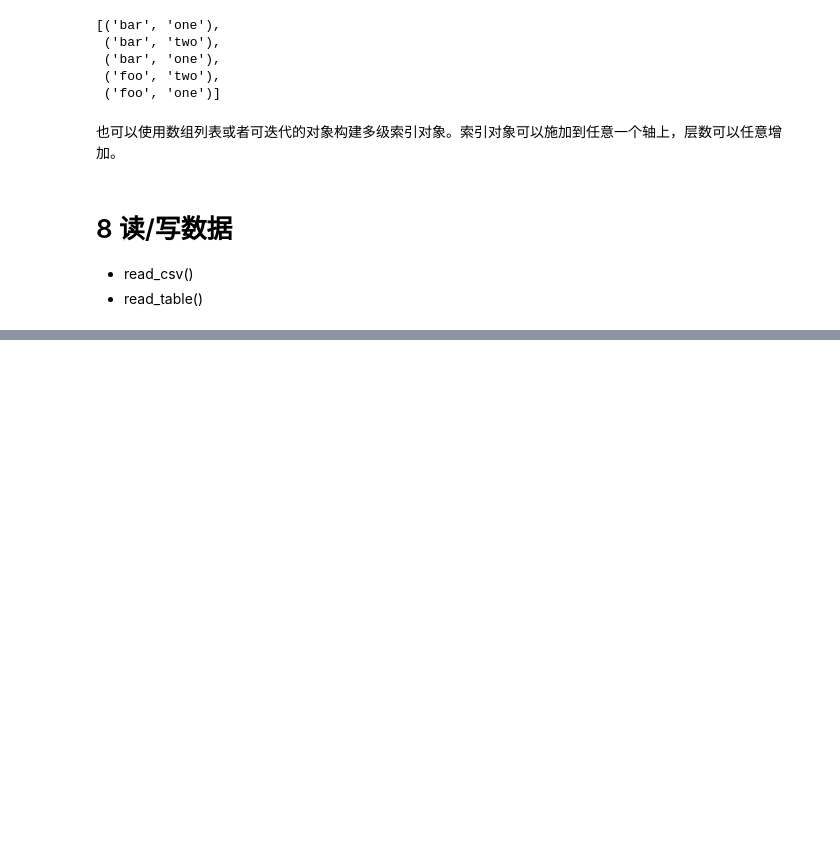
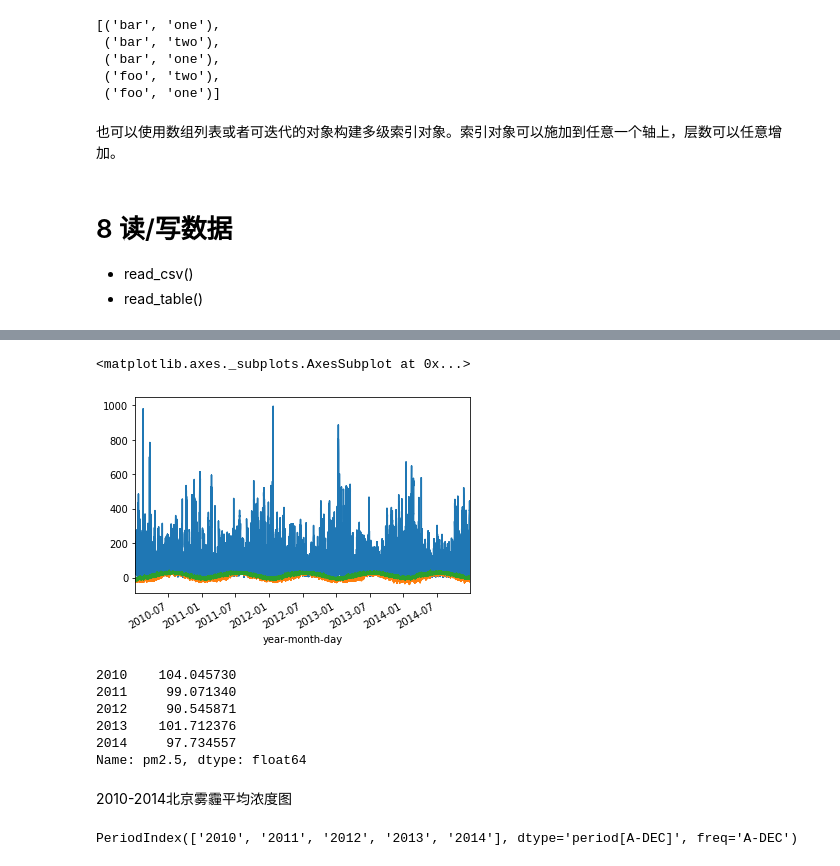
Before and after one commit to shilinlee/blog, a Jupyter notebook: scientific_computing_library/pandas/pandas7-11.ipynb, the cells around one changed output, grey strips where cells are left out. Saved outputs shown, nothing was run; the diff lists cells and outputs as text; code cells hidden in the pictures; blank space fills up the shorter version.

```diff
--- a/scientific_computing_library/pandas/pandas7-11.ipynb
+++ b/scientific_computing_library/pandas/pandas7-11.ipynb
@@ -36,0 +302,20 @@ tuples
+# %%
+data_['pm2.5'].plot()
+data_['DEWP'].plot()
+data_['TEMP'].plot()
+# %% [output]
+<matplotlib.axes._subplots.AxesSubplot at 0x...>
+[figure, added]
+# %%
+# 2010-2014 雾霾平均浓度
+year_of_mean_pm2_5_ = data_['pm2.5'].groupby(lambda x: x.year).mean()
+year_of_mean_pm2_5_
+# %% [output]
+2010    104.045730
+2011     99.071340
+2012     90.545871
+2013    101.712376
+2014     97.734557
+Name: pm2.5, dtype: float64
+# %% [markdown]
+2010-2014北京雾霾平均浓度图
@@ -36,0 +324,4 @@ tuples
+# %%
+pd_
+# %% [output]
+PeriodIndex(['2010', '2011', '2012', '2013', '2014'], dtype='period[A-DEC]', freq='A-DEC')
```
Also changed, not shown: parts of 49 cells of this notebook, 4 other files.
